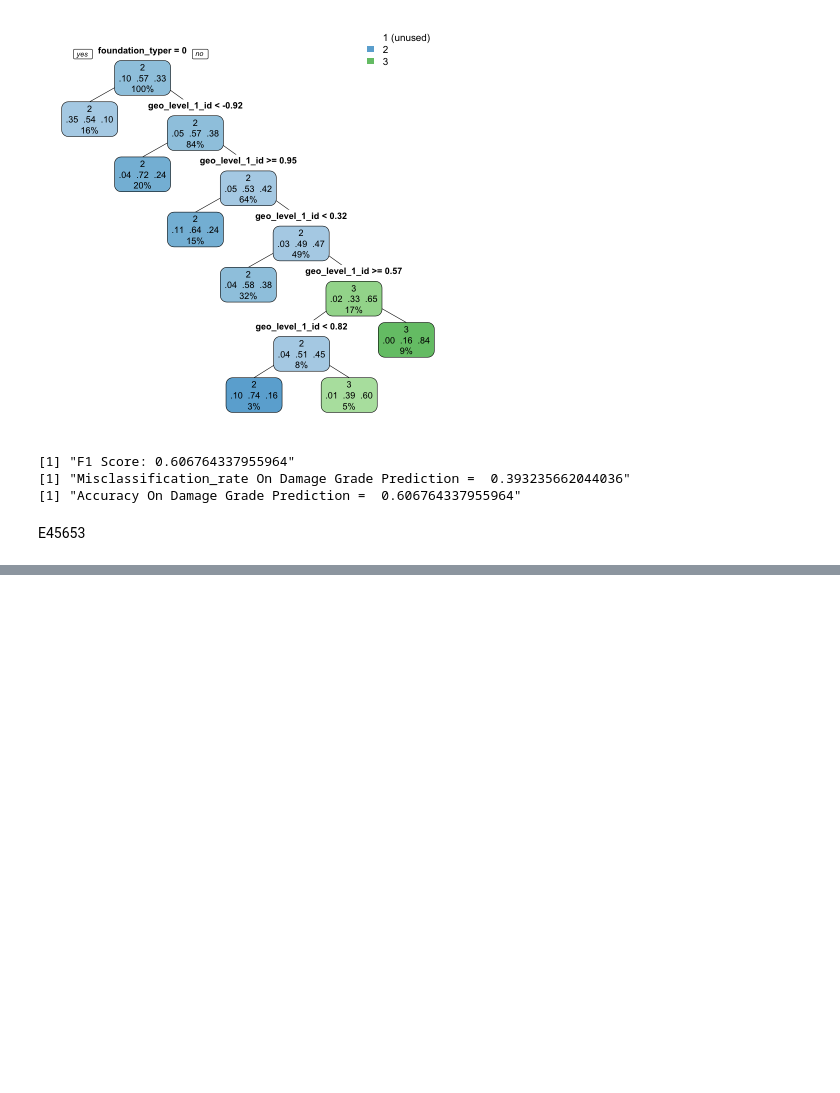
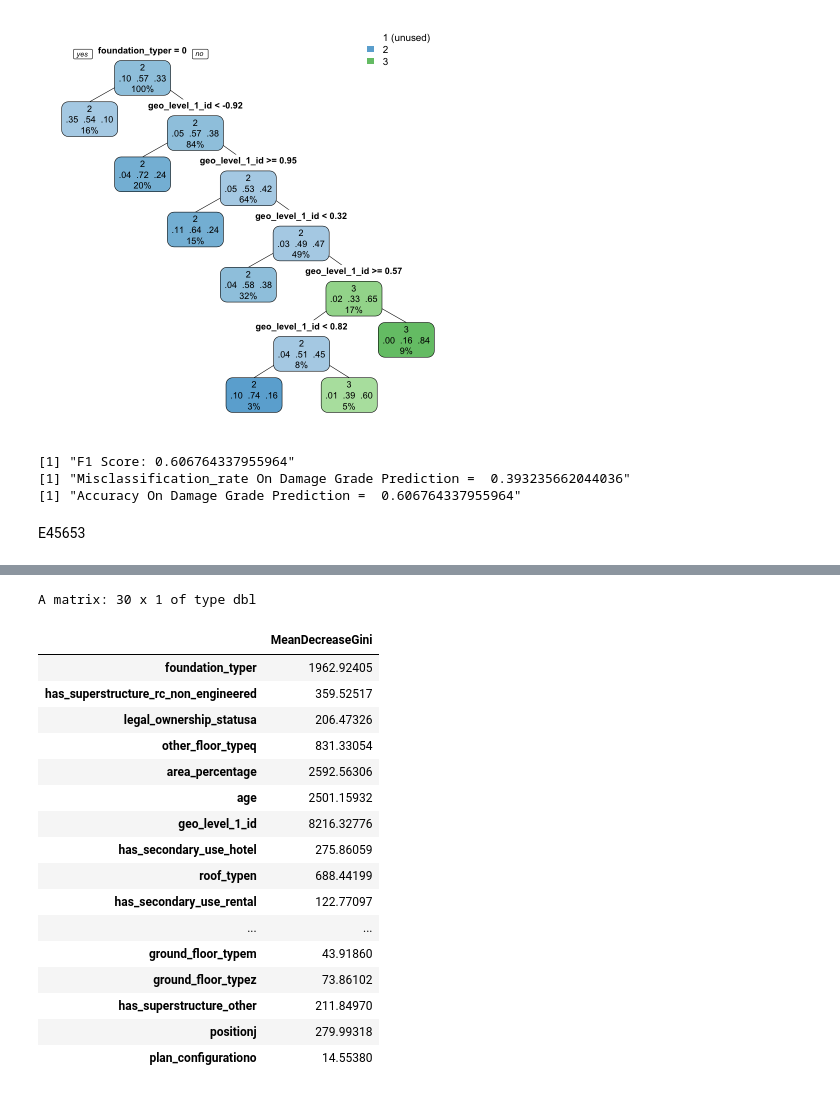
Before and after one commit to ULB-INFO-F-422/richter-s-predictor-group-26, a Jupyter notebook: FirstVersion.ipynb, the cells around one changed output, grey strips where cells are left out. Saved outputs shown, nothing was run; the diff lists cells and outputs as text; code cells hidden in the pictures; blank space fills up the shorter version.

```diff
--- a/FirstVersion.ipynb
+++ b/FirstVersion.ipynb
@@ -961,0 +850,22 @@ data.frame(model$variable.importance)
+# %%
+var_importance <- importance(model)
+var_importance
+# %% [output]
+A matrix: 30 x 1 of type dbl
+|  | MeanDecreaseGini |
+| foundation_typer | 1962.92405 |
+| has_superstructure_rc_non_engineered | 359.52517 |
+| legal_ownership_statusa | 206.47326 |
+| other_floor_typeq | 831.33054 |
+| area_percentage | 2592.56306 |
+| age | 2501.15932 |
+| geo_level_1_id | 8216.32776 |
+| has_secondary_use_hotel | 275.86059 |
+| roof_typen | 688.44199 |
+| has_secondary_use_rental | 122.77097 |
+| ... | ... |
+| ground_floor_typem | 43.91860 |
+| ground_floor_typez | 73.86102 |
+| has_superstructure_other | 211.84970 |
+| positionj | 279.99318 |
+| plan_configurationo | 14.55380 |
```
Also changed, not shown: parts of 21 cells of this notebook.
